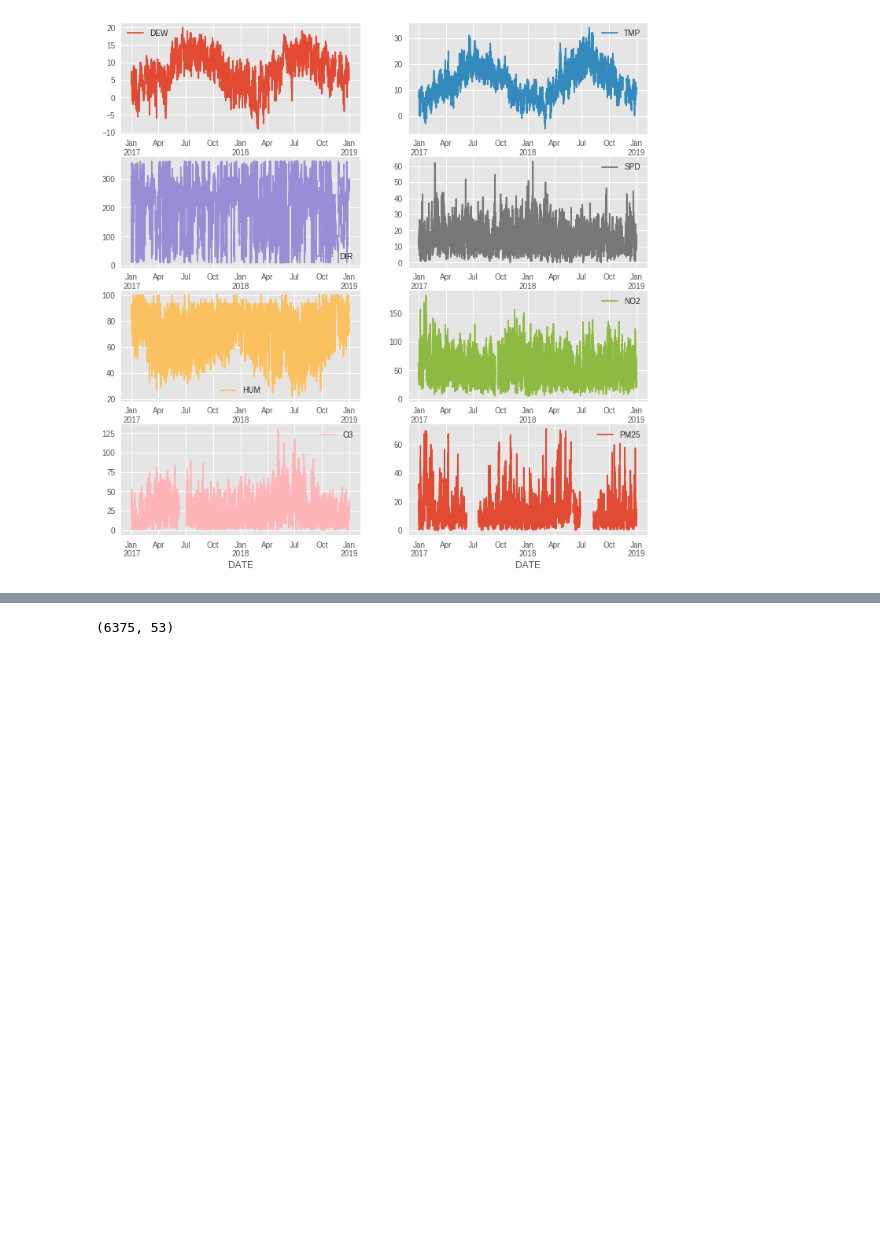
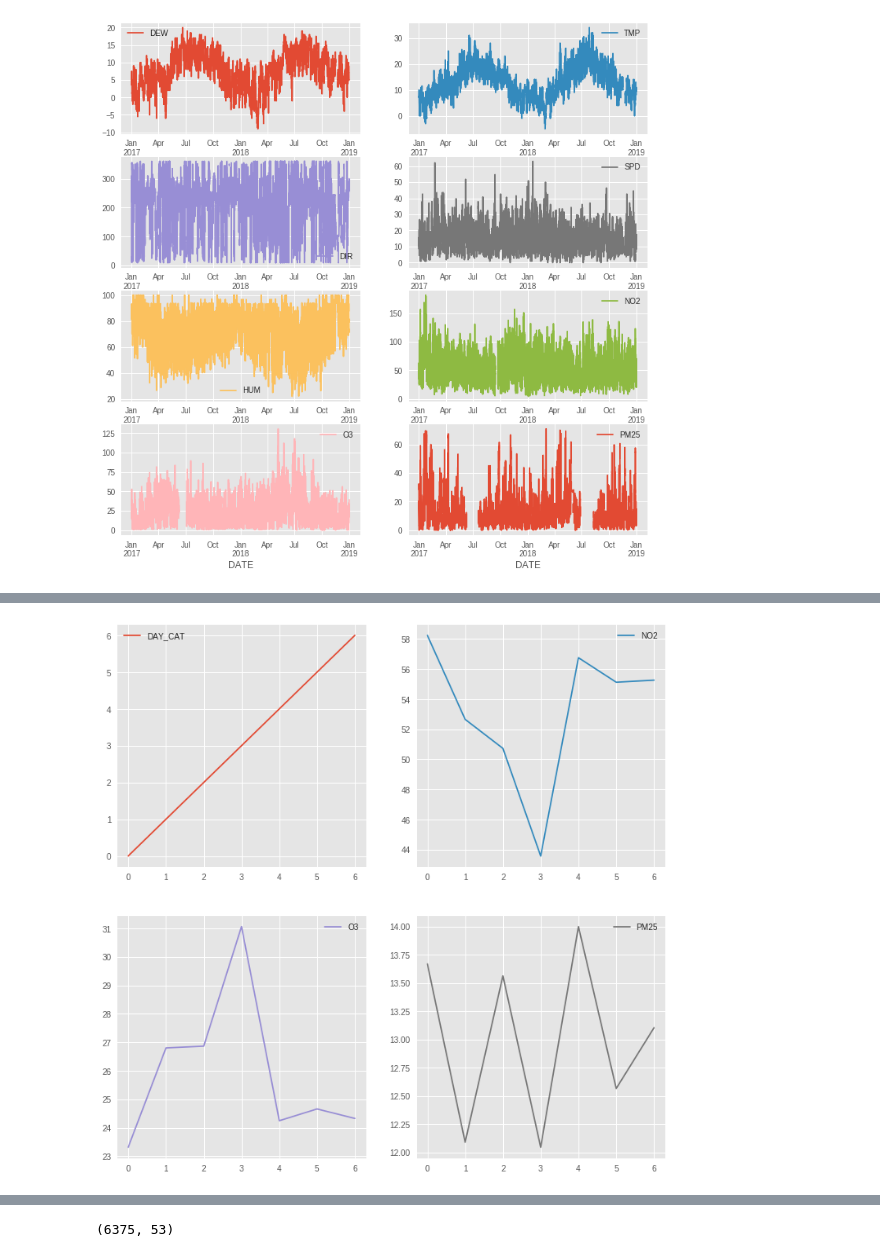
Before and after one commit to jmejco/data-analytics-cw, a Jupyter notebook: data_cleaning.ipynb, the cells around one changed output, grey strips where cells are left out. Cells and saved outputs as stored; diff of their text form; code cells hidden in the pictures; blank space fills up the shorter version.

```diff
--- a/data_cleaning.ipynb
+++ b/data_cleaning.ipynb
@@ -164,0 +187,7 @@ data['PM25_5'] = data.PM25.shift(periods=5)
+# %%
+#Visualization of mean of features based on day of the week
+
+mean_plot_data = data[['NO2','O3','PM25','DAY_CAT']].groupby('DAY_CAT').apply(lambda x:x.mean())
+mean_plot_data.drop('DAY_CAT',axis=1).reset_index().plot(subplots=True,layout=(2,2), figsize=(12, 12),sharex=False);
+# %% [output]
+[figure, added]
```
Also changed, not shown: parts of 7 cells of this notebook.
